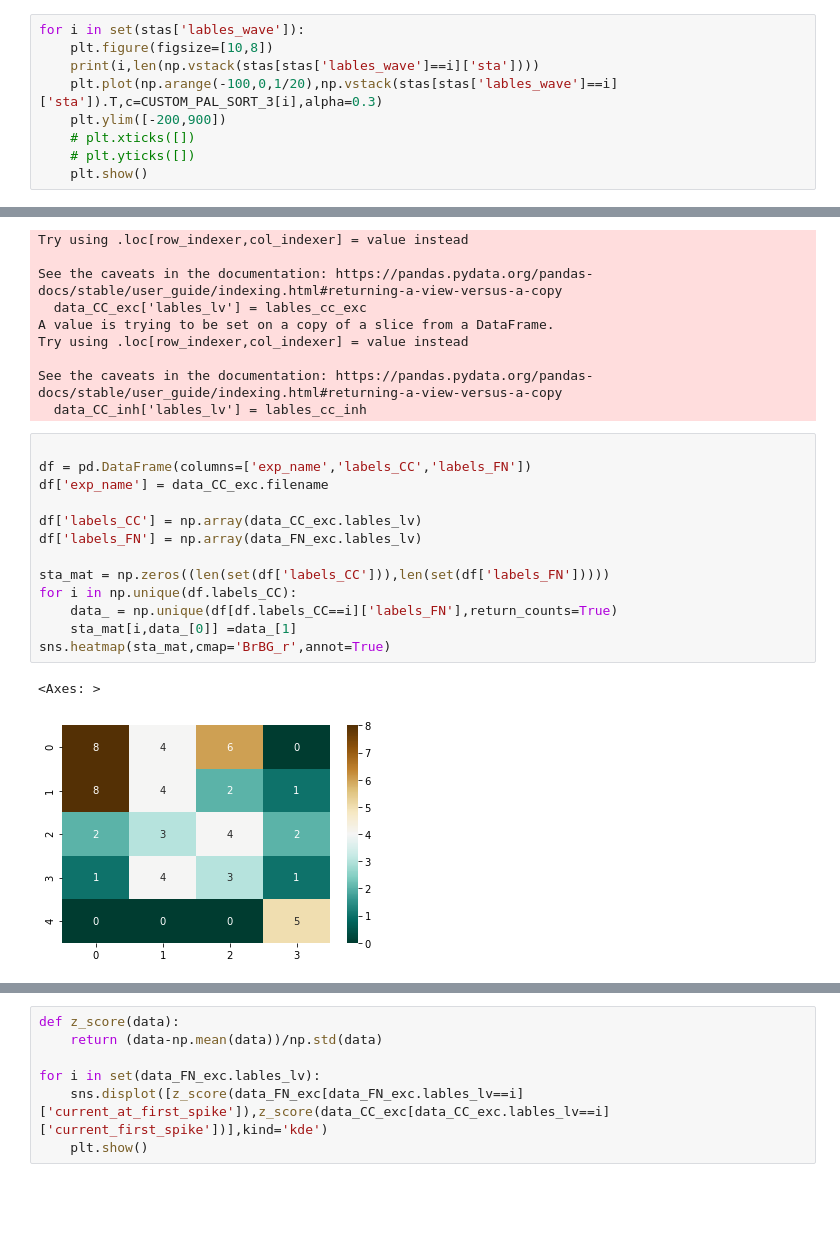
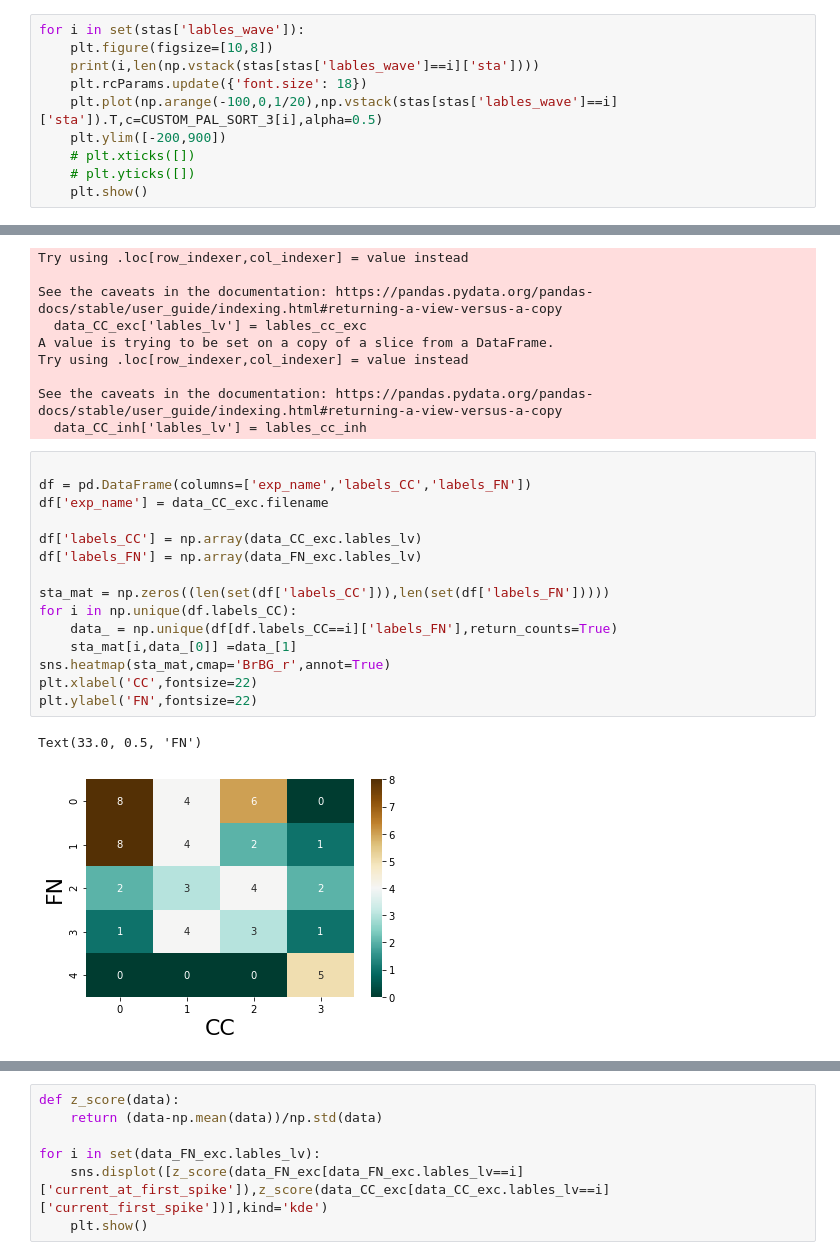
Before and after one commit to Nishant-codex/single_cell_analysis, a Jupyter notebook: notebooks/UMAP_Louvan_Niccolo.ipynb, the cells around one changed output, grey strips where cells are left out. Saved outputs shown, nothing was run; the diff lists cells and outputs as text; blank space fills up the shorter version.

```diff
--- a/notebooks/UMAP_Louvan_Niccolo.ipynb
+++ b/notebooks/UMAP_Louvan_Niccolo.ipynb
@@ -337,7 +337,8 @@ lables_sta_inh,mapper,reducer = plot_UMAP_clusters_single(sta_norm_inh,
 for i in set(stas['lables_wave']):
     plt.figure(figsize=[10,8])
     print(i,len(np.vstack(stas[stas['lables_wave']==i]['sta'])))
-    plt.plot(np.arange(-100,0,1/20),np.vstack(stas[stas['lables_wave']==i]['sta']).T,c=CUSTOM_PAL_SORT_3[i],alpha=0.3)
+    plt.rcParams.update({'font.size': 18})
+    plt.plot(np.arange(-100,0,1/20),np.vstack(stas[stas['lables_wave']==i]['sta']).T,c=CUSTOM_PAL_SORT_3[i],alpha=0.5)
     plt.ylim([-200,900])
     # plt.xticks([])
     # plt.yticks([])
@@ -839,19 +836,21 @@ See the caveats in the documentation: https://pandas.pydata.org/pandas-docs/stab
 # %%
 
 df = pd.DataFrame(columns=['exp_name','labels_CC','labels_FN'])
 df['exp_name'] = data_CC_exc.filename
 
 df['labels_CC'] = np.array(data_CC_exc.lables_lv)
 df['labels_FN'] = np.array(data_FN_exc.lables_lv)
 
 sta_mat = np.zeros((len(set(df['labels_CC'])),len(set(df['labels_FN']))))
 for i in np.unique(df.labels_CC):
     data_ = np.unique(df[df.labels_CC==i]['labels_FN'],return_counts=True)
     sta_mat[i,data_[0]] =data_[1]
 sns.heatmap(sta_mat,cmap='BrBG_r',annot=True)
+plt.xlabel('CC',fontsize=22)
+plt.ylabel('FN',fontsize=22)
 # %% [output]
-<Axes: >
+Text(33.0, 0.5, 'FN')
-[figure, old version]
+[figure, new version]
 # %%
 
 df = pd.DataFrame(columns=['exp_name','labels_CC','labels_FN'])
```
Also changed, not shown: parts of 7 cells of this notebook, 3 other files.
